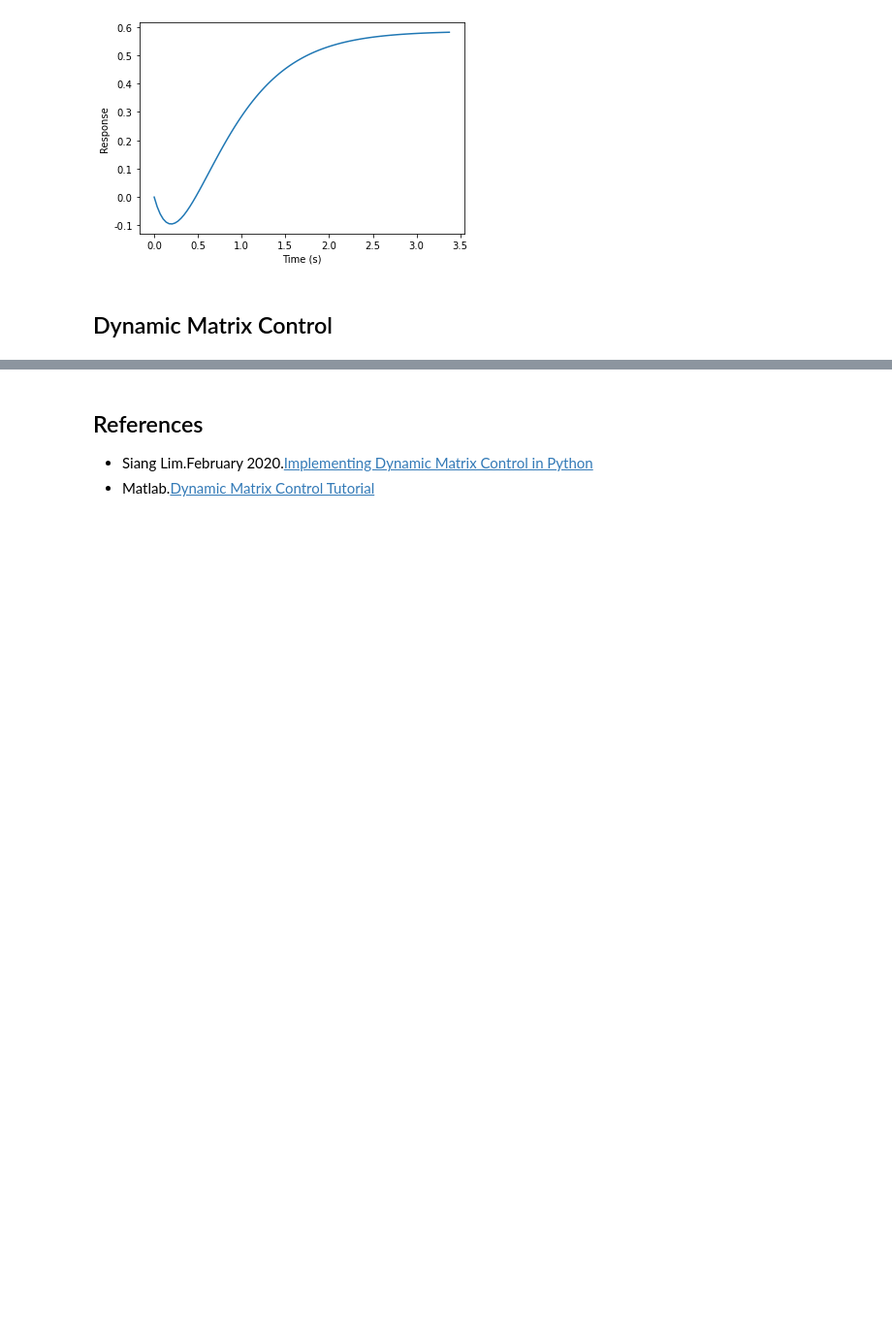
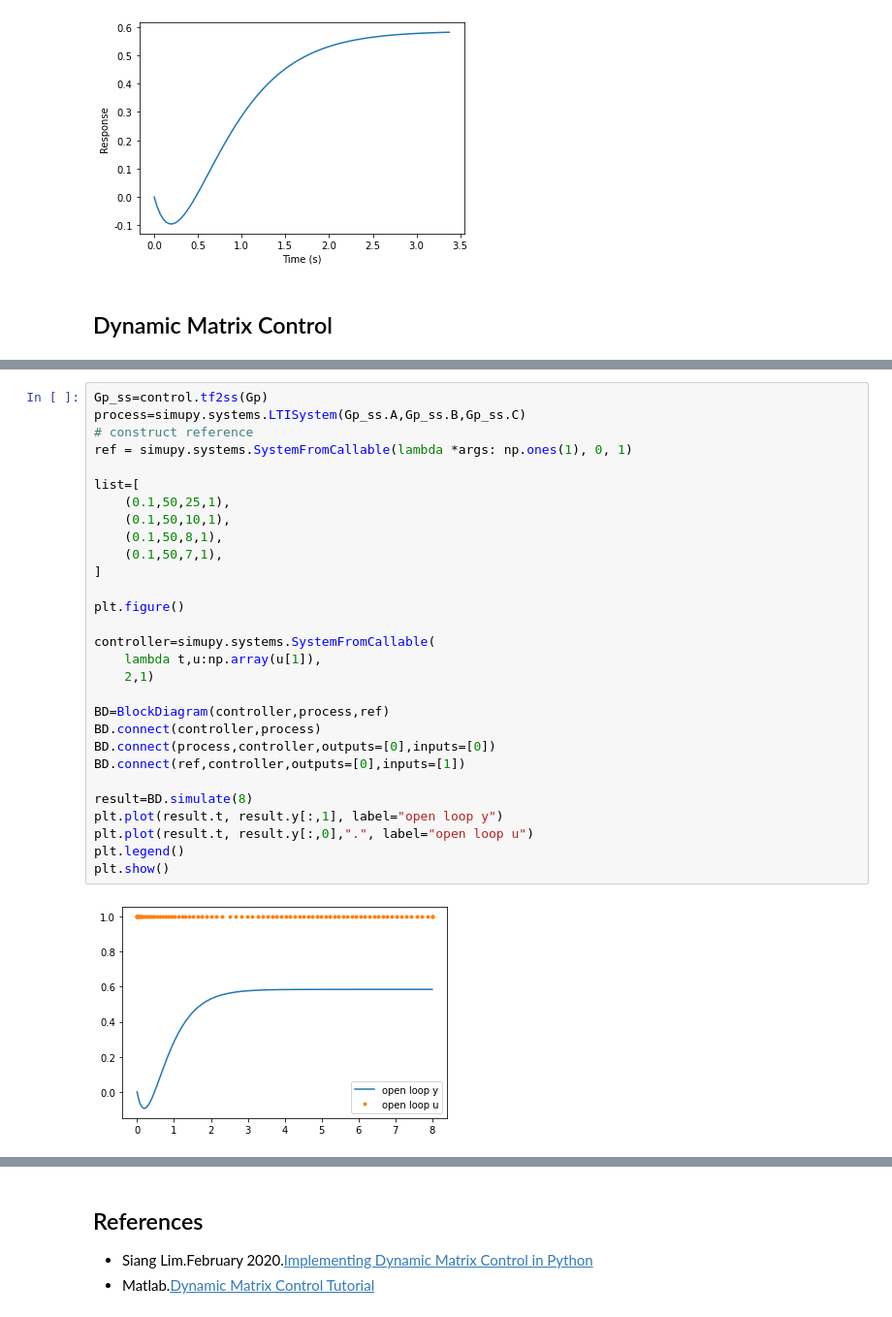
Before and after one commit to xsro/university-learning-code, a Jupyter notebook: 7过程控制/预测控制/Danamic-Matrix-Control.ipynb, the cells around one changed output, grey strips where cells are left out. Shown at 97% size. Cells and saved outputs as stored; diff of their text form; blank space fills up the shorter version.

Commit message:
[not Work] try to use simupy to simulate MPC model

```diff
--- a/7过程控制/预测控制/Danamic-Matrix-Control.ipynb
+++ b/7过程控制/预测控制/Danamic-Matrix-Control.ipynb
@@ -133,0 +83,31 @@ for i in range(0,1):
+# %%
+Gp_ss=control.tf2ss(Gp)
+process=simupy.systems.LTISystem(Gp_ss.A,Gp_ss.B,Gp_ss.C)
+# construct reference
+ref = simupy.systems.SystemFromCallable(lambda *args: np.ones(1), 0, 1)
+
+list=[
+    (0.1,50,25,1),
+    (0.1,50,10,1),
+    (0.1,50,8,1),
+    (0.1,50,7,1),
+]
+
+plt.figure()
+
+controller=simupy.systems.SystemFromCallable(
+    lambda t,u:np.array(u[1]),
+    2,1)
+
+BD=BlockDiagram(controller,process,ref)
+BD.connect(controller,process)
+BD.connect(process,controller,outputs=[0],inputs=[0])
+BD.connect(ref,controller,outputs=[0],inputs=[1])
+
+result=BD.simulate(8)
+plt.plot(result.t, result.y[:,1], label="open loop y")
+plt.plot(result.t, result.y[:,0],".", label="open loop u")
+plt.legend()
+plt.show()
+# %% [output]
+[figure, added]
```
Also changed, not shown: parts of 5 cells of this notebook.
